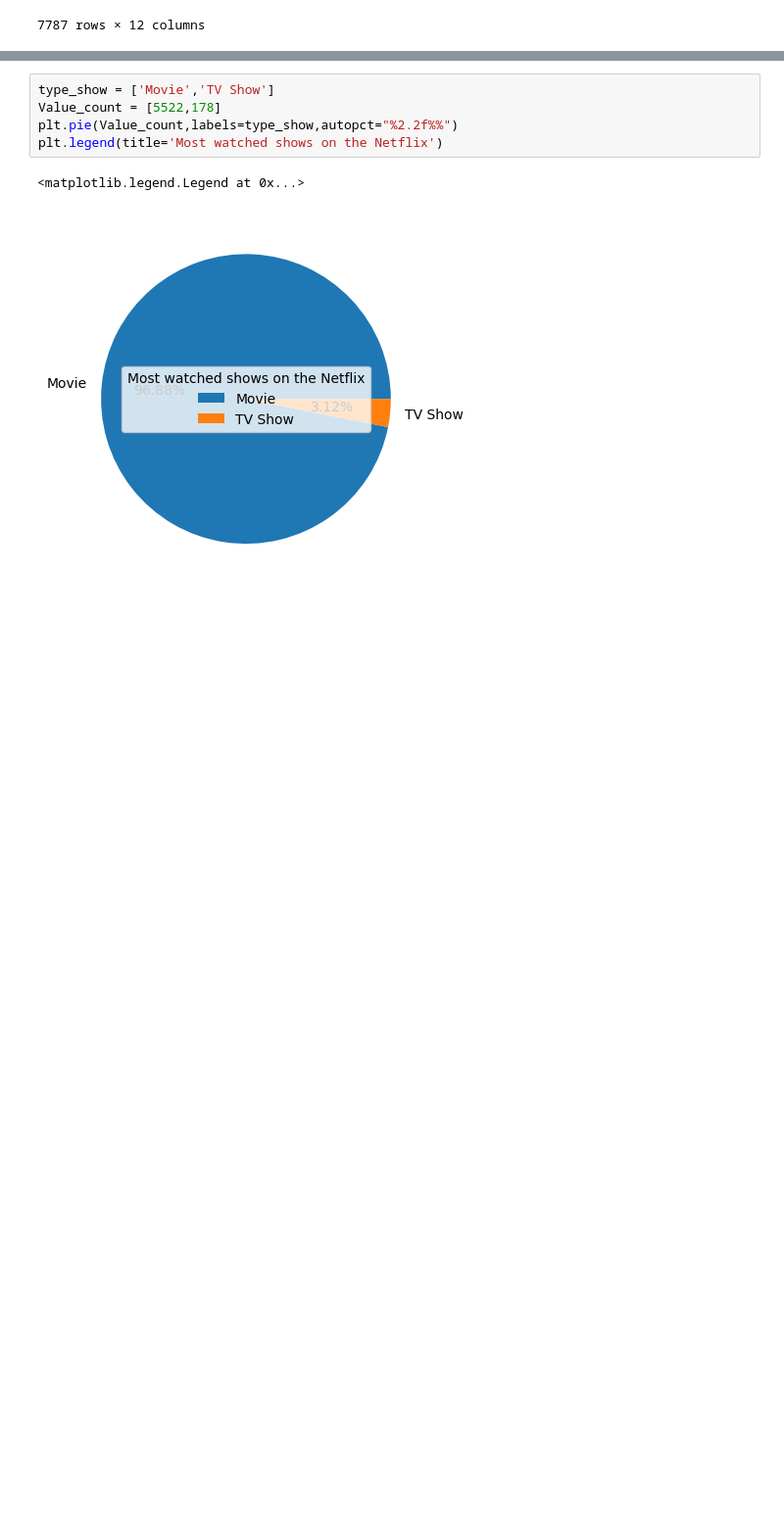
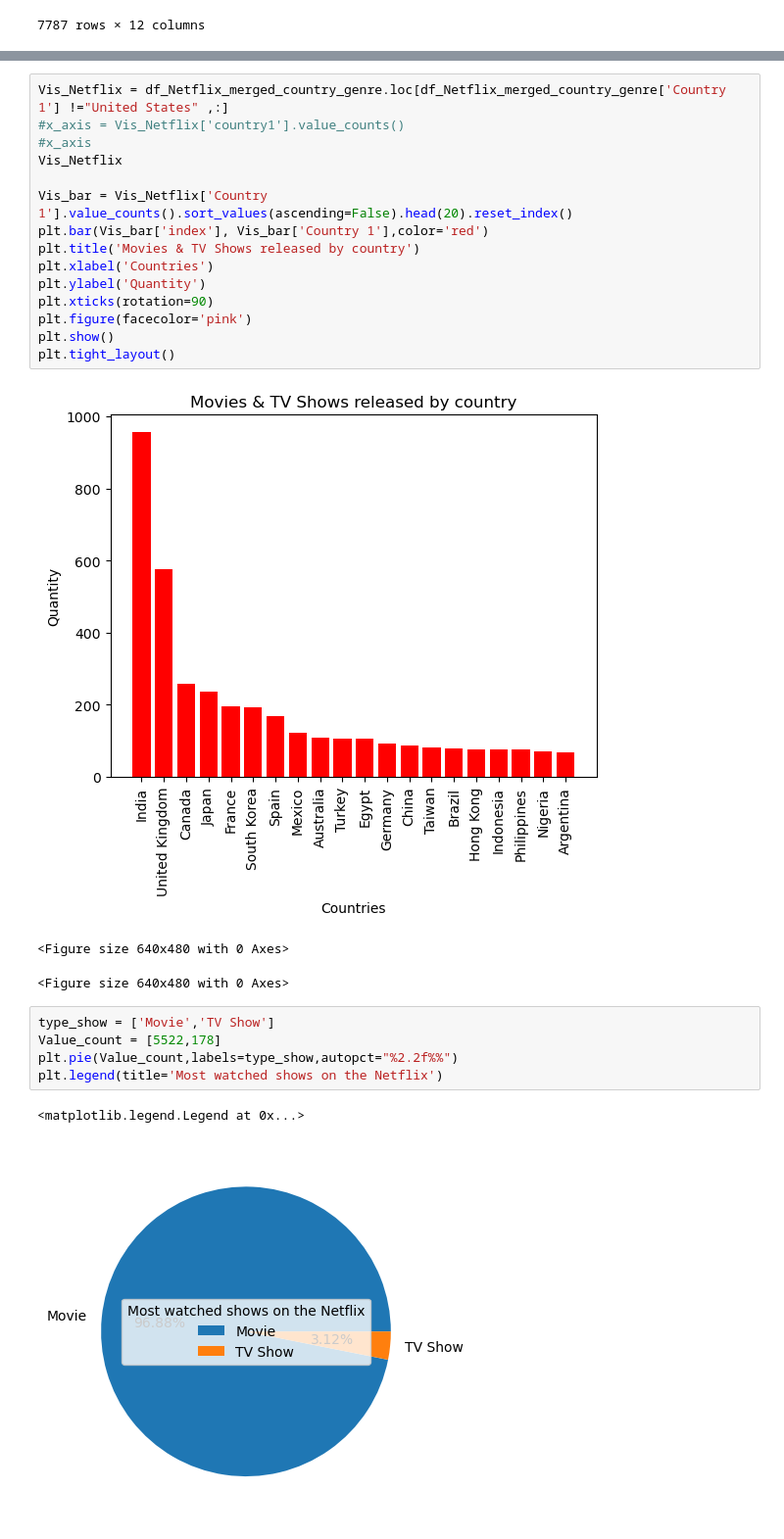
Before and after one commit to gulcan7414/uwa-dataanalytics-project1, a Jupyter notebook: project.ipynb, the cells around one changed output, grey strips where cells are left out. Shown: that part at 98% size. Cells and saved outputs as stored; diff of their text form; blank space fills up the shorter version.

```diff
--- a/project.ipynb
+++ b/project.ipynb
@@ -347,3 +290,22 @@ plt.show()
+# %%
+Vis_Netflix = df_Netflix_merged_country_genre.loc[df_Netflix_merged_country_genre['Country 1'] !="United States" ,:]
+#x_axis = Vis_Netflix['country1'].value_counts()
+#x_axis
+Vis_Netflix
+
+Vis_bar = Vis_Netflix['Country 1'].value_counts().sort_values(ascending=False).head(20).reset_index()
+plt.bar(Vis_bar['index'], Vis_bar['Country 1'],color='red')
+plt.title('Movies & TV Shows released by country')
+plt.xlabel('Countries')
+plt.ylabel('Quantity')
+plt.xticks(rotation=90)
+plt.figure(facecolor='pink')
+plt.show()
+plt.tight_layout()
+# %% [output]
+[figure, added]
+<Figure size 640x480 with 0 Axes>
+<Figure size 640x480 with 0 Axes>
 # %%
 type_show = ['Movie','TV Show']
 Value_count = [5522,178]
```
Also changed, not shown: parts of 10 cells of this notebook, 1 other file.
